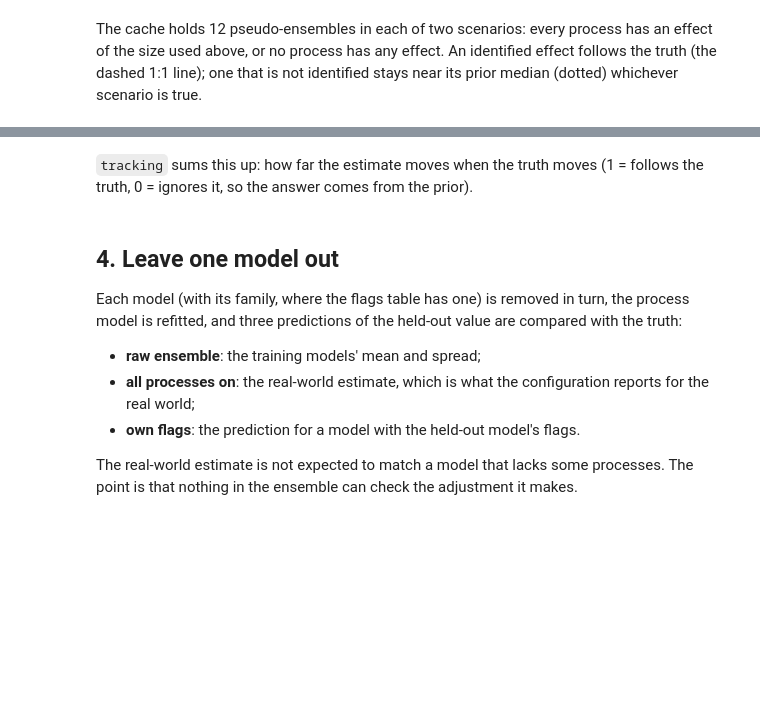
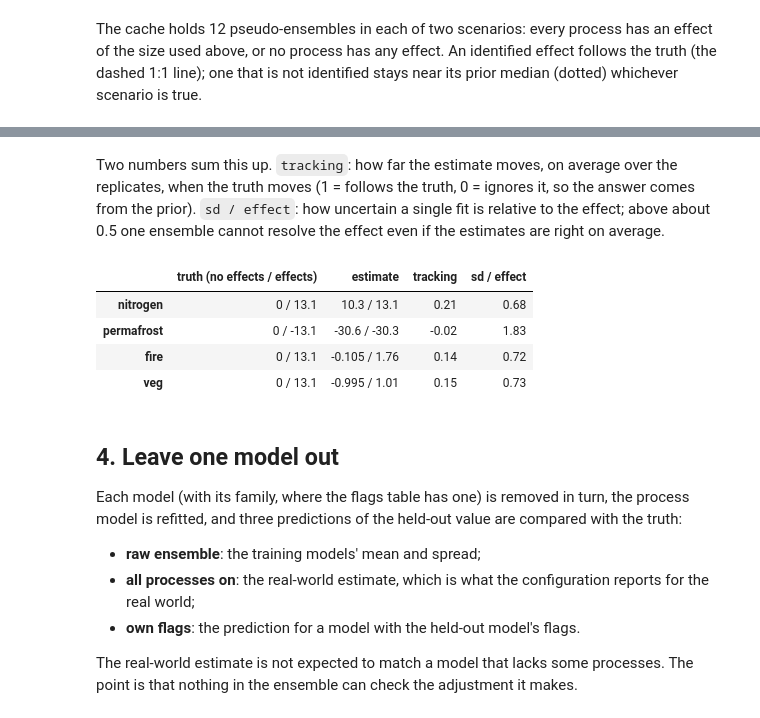
Before and after one commit to benmsanderson/tcre_mini, a Jupyter notebook: notebooks/02_what_the_ensemble_can_measure.ipynb, the cells around one changed output, grey strips where cells are left out. Saved outputs shown, nothing was run; the diff lists cells and outputs as text; code cells hidden in the pictures; blank space fills up the shorter version.

```diff
--- a/notebooks/02_what_the_ensemble_can_measure.ipynb
+++ b/notebooks/02_what_the_ensemble_can_measure.ipynb
@@ -119,12 +140,22 @@ fig.tight_layout()
 # %% [markdown]
-`tracking` sums this up: how far the estimate moves when the truth moves (1 = follows the truth, 0 =
-ignores it, so the answer comes from the prior).
+Two numbers sum this up. `tracking`: how far the estimate moves, on average over the replicates, when the
+truth moves (1 = follows the truth, 0 = ignores it, so the answer comes from the prior). `sd / effect`: how
+uncertain a single fit is relative to the effect; above about 0.5 one ensemble cannot resolve the effect
+even if the estimates are right on average.
 # %%
 processes = [p for p in on.index if p != "real_world"]
+diff = {p: on.loc[p, "truth"] - off.loc[p, "truth"] for p in processes}
 pd.DataFrame({"truth (no effects / effects)": [f"{off.loc[p, 'truth']:.3g} / {on.loc[p, 'truth']:.3g}" for p in processes],
               "estimate": [f"{off.loc[p, 'mean_estimate']:.3g} / {on.loc[p, 'mean_estimate']:.3g}" for p in processes],
-              "tracking": [(on.loc[p, "mean_estimate"] - off.loc[p, "mean_estimate"])
-                           / (on.loc[p, "truth"] - off.loc[p, "truth"]) for p in processes]}, index=processes)
+              "tracking": [(on.loc[p, "mean_estimate"] - off.loc[p, "mean_estimate"]) / diff[p] for p in processes],
+              "sd / effect": [0.5 * (on.loc[p, "post_sd"] + off.loc[p, "post_sd"]) / abs(diff[p]) for p in processes]},
+             index=processes)
+# %% [output]
+|  | truth (no effects / effects) | estimate | tracking | sd / effect |
+| nitrogen | 0 / 13.1 | 10.3 / 13.1 | 0.21 | 0.68 |
+| permafrost | 0 / -13.1 | -30.6 / -30.3 | -0.02 | 1.83 |
+| fire | 0 / 13.1 | -0.105 / 1.76 | 0.14 | 0.72 |
+| veg | 0 / 13.1 | -0.995 / 1.01 | 0.15 | 0.73 |
 # %% [markdown]
 ## 4. Leave one model out
 
```
Also changed, not shown: parts of 10 cells of this notebook, 6 other files.
